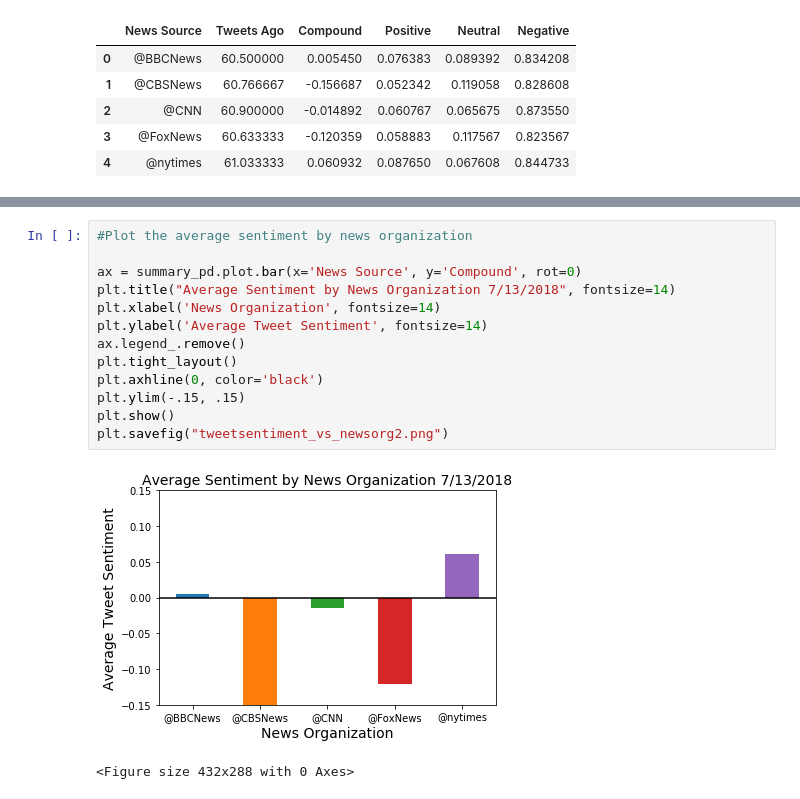
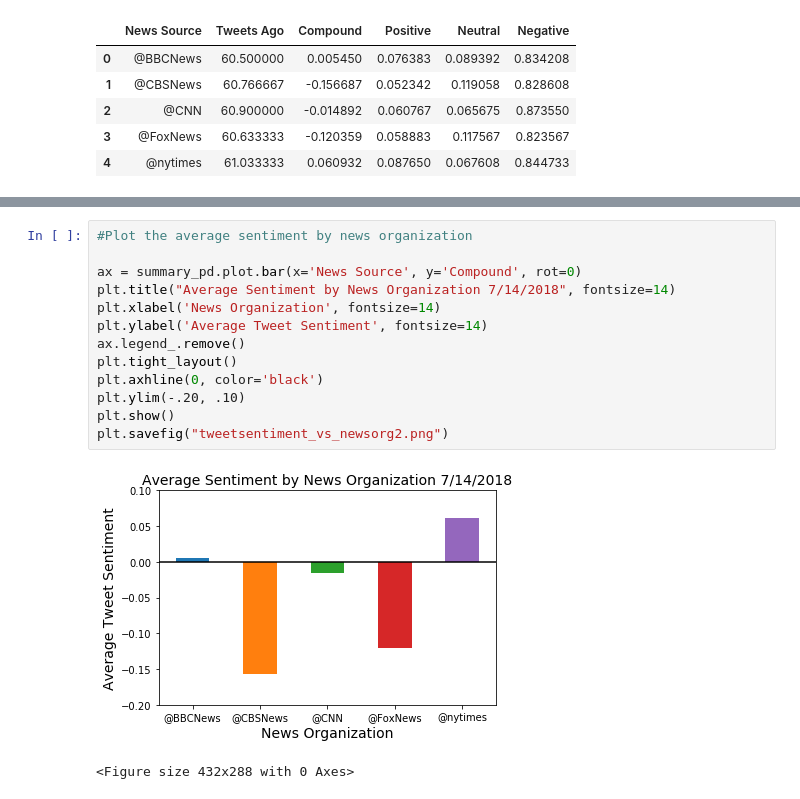
Before and after one commit to agarett/Twitter-API-News-Sentiments, a Jupyter notebook: News_Tweet_Sentiment_Analysis.ipynb, the cells around one changed output, grey strips where cells are left out. Cells and saved outputs as stored; diff of their text form.

```diff
--- a/News_Tweet_Sentiment_Analysis.ipynb
+++ b/News_Tweet_Sentiment_Analysis.ipynb
@@ -126,16 +126,16 @@ plt.savefig("tweetsentiment_vs_newsorg1.png")
 # %%
 #Plot the average sentiment by news organization
 
 ax = summary_pd.plot.bar(x='News Source', y='Compound', rot=0)
-plt.title("Average Sentiment by News Organization 7/13/2018", fontsize=14)
+plt.title("Average Sentiment by News Organization 7/14/2018", fontsize=14)
 plt.xlabel('News Organization', fontsize=14)
 plt.ylabel('Average Tweet Sentiment', fontsize=14)
 ax.legend_.remove()
 plt.tight_layout()
 plt.axhline(0, color='black')
-plt.ylim(-.15, .15)
+plt.ylim(-.20, .10)
 plt.show()
 plt.savefig("tweetsentiment_vs_newsorg2.png")
 # %% [output]
-[figure, old version]
+[figure, new version]
 <Figure size 432x288 with 0 Axes>
```
Also changed, not shown: parts of 1 cell of this notebook.
